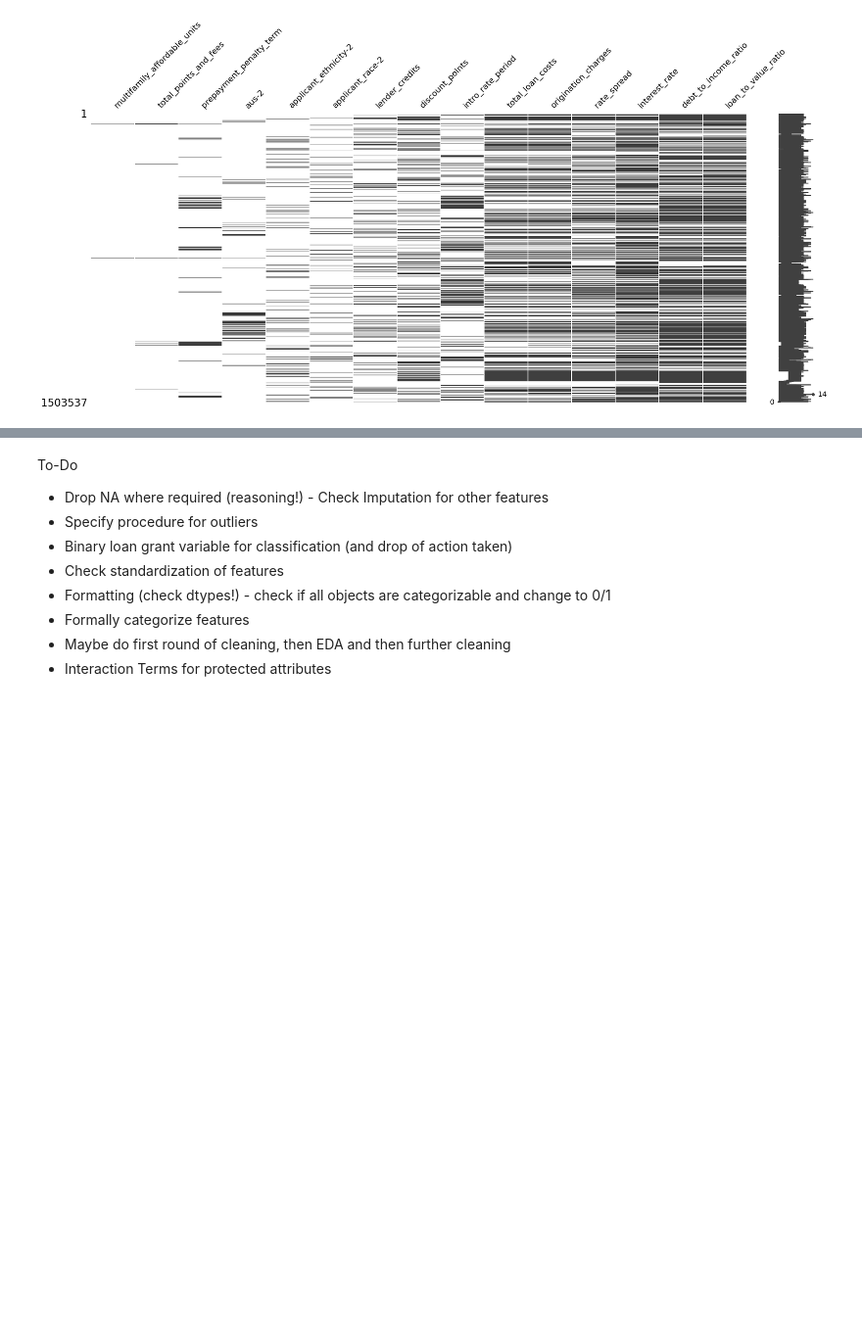
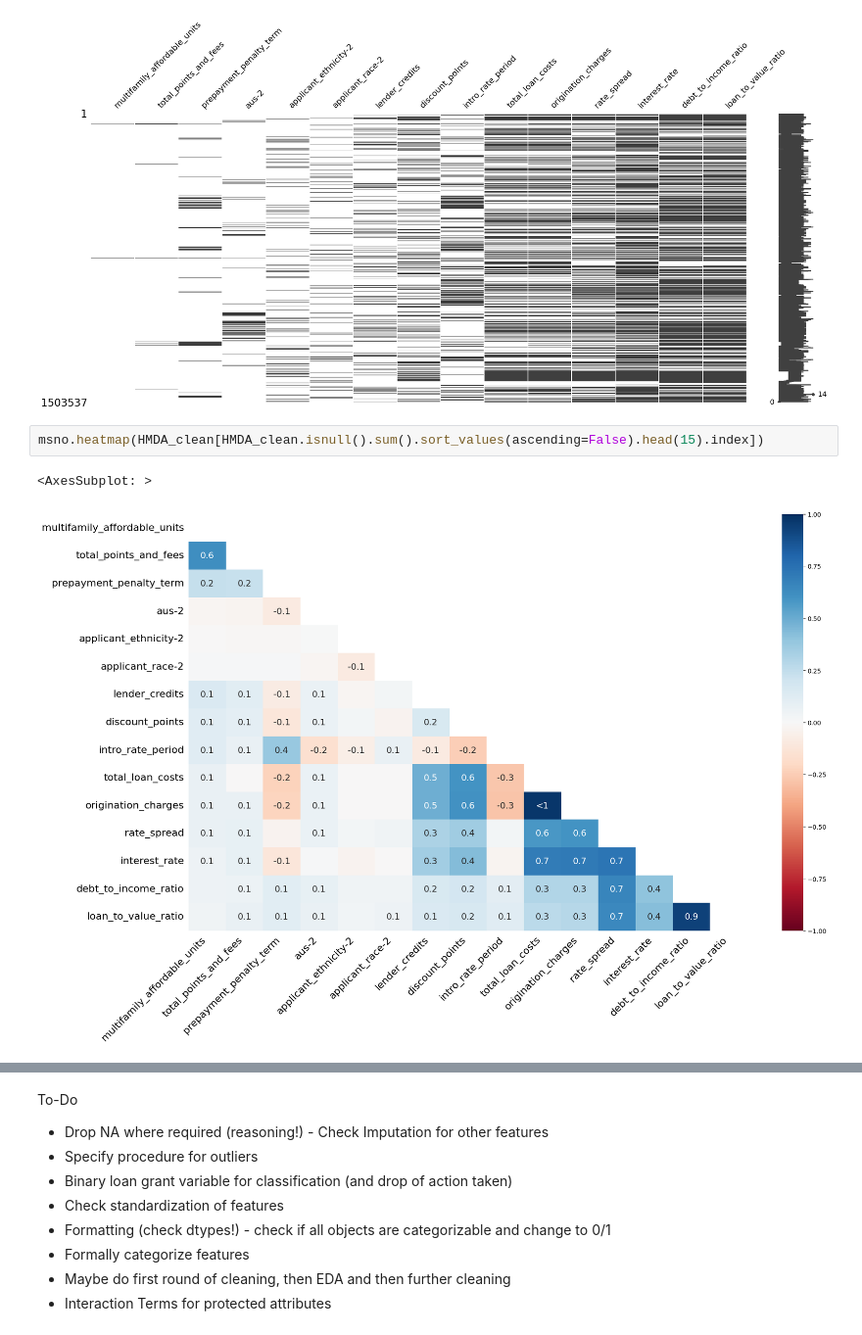
Before and after one commit to HaukeSchwarz/Thesis, a Jupyter notebook: notebooks/Main_Data_Analysis_Pipeline.ipynb, the cells around one changed output, grey strips where cells are left out. Shown at 98% size. Saved outputs shown, nothing was run; the diff lists cells and outputs as text; blank space fills up the shorter version.

```diff
--- a/notebooks/Main_Data_Analysis_Pipeline.ipynb
+++ b/notebooks/Main_Data_Analysis_Pipeline.ipynb
@@ -237,3 +233,8 @@ import missingno as msno
 msno.matrix(HMDA_clean[HMDA_clean.isnull().sum().sort_values(ascending=False).head(15).index]);
 # %% [output]
 [figure]
+# %%
+msno.heatmap(HMDA_clean[HMDA_clean.isnull().sum().sort_values(ascending=False).head(15).index])
+# %% [output]
+<AxesSubplot: >
+[figure, added]
```
Also changed, not shown: parts of 8 cells of this notebook.
